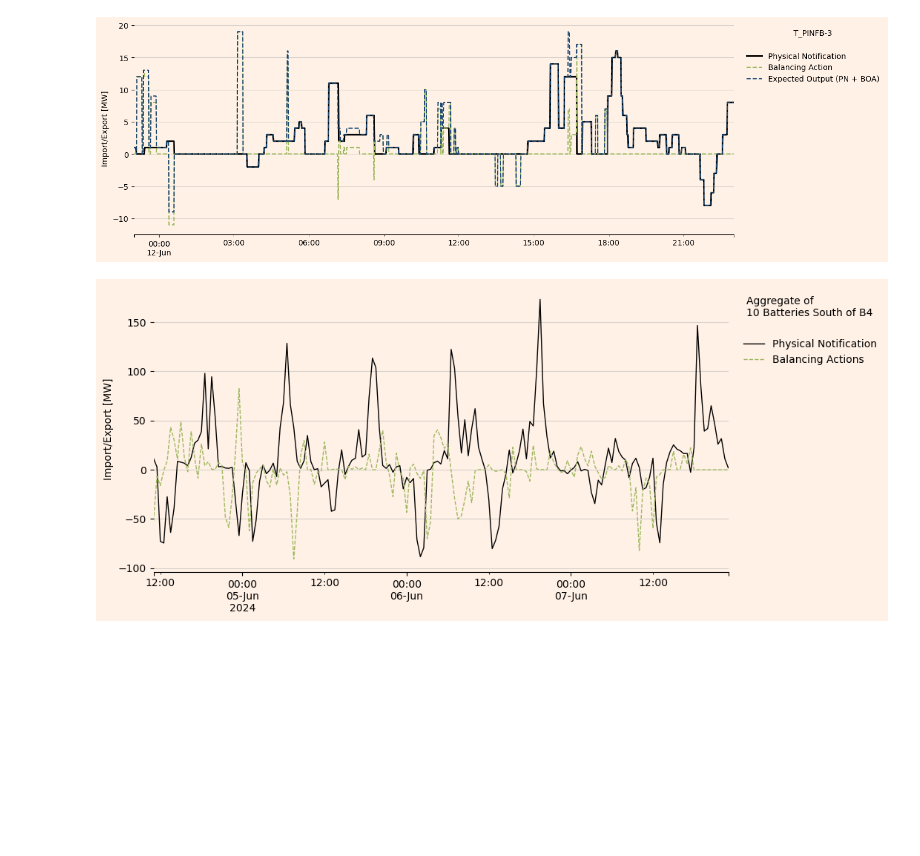
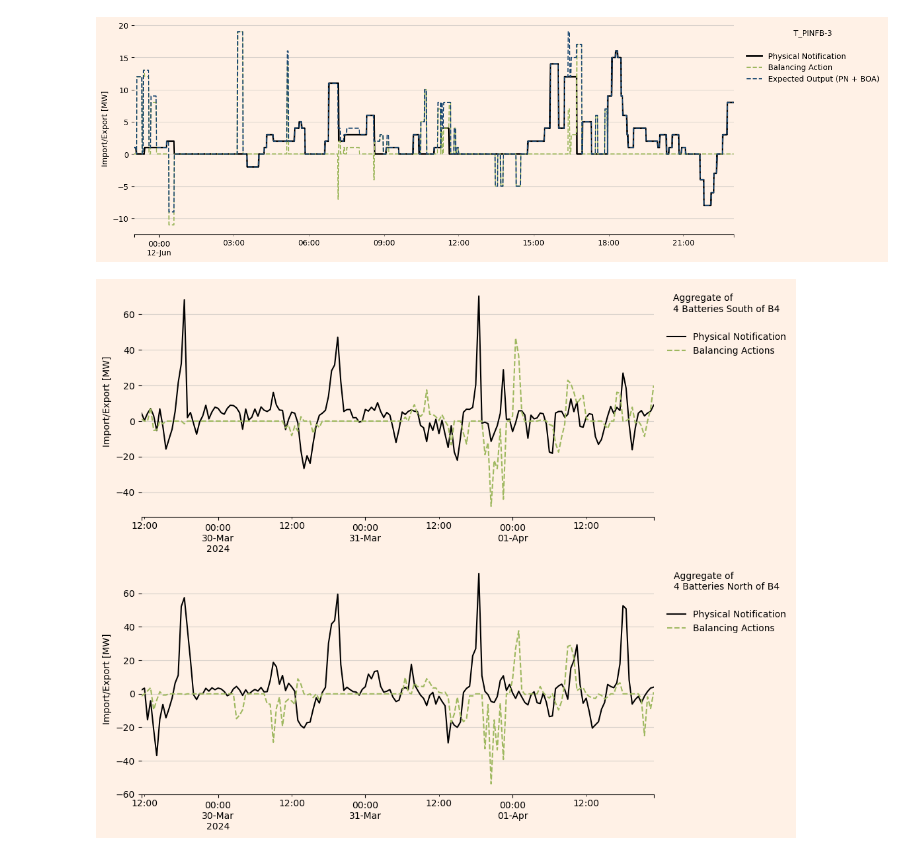
Before and after one commit to LukasFrankenQ/ELXtools, a Jupyter notebook: notebooks/get_bmudata.ipynb, the cells around one changed output. Drawn from its saved outputs; the diff is of its cells as text; code cells hidden in the pictures; blank space fills up the shorter version.

```diff
--- a/notebooks/get_bmudata.ipynb
+++ b/notebooks/get_bmudata.ipynb
@@ -210,9 +211,10 @@ plt.show()
 [figure]
 # %%
 northern = [
+    'E_CUPAB-1',
     'T_PINFB-2',
     '2__PLOND001',
-
+    'E_JAMBB-2',
 ]
 
 southern = [
@@ -220,12 +222,12 @@ southern = [
     'T_PINFB-2',
     'T_PINFB-3',
     '2__GLOND001',
-    '2__GLOND002',
-    'T_BUSTB-1',
-    '2__LANGE002',
-    'T_COWB-1',
-    '2__GSTAT005',
-    'T_KEMB-1'
+    # '2__GLOND002',
+    # 'T_BUSTB-1',
+    # '2__LANGE002',
+    # 'T_COWB-1',
+    # '2__GSTAT005',
+    # 'T_KEMB-1'
 ]
 # %%
 from tqdm import tqdm
@@ -257,41 +269,41 @@ for bm_unit in tqdm(southern):
 # %%
-fig, ax = plt.subplots(figsize=(10, 5))
+fig, axs = plt.subplots(2, 1, figsize=(10, 10))
 
 freq = '30min'
-# total_pn.sum(axis=1).resample('h').mean().plot(ax=ax, color='k', label='Physical Notification', linewidth=2)
-# total_bm.sum(axis=1).resample('h').mean().plot(ax=ax, color='#9eb85f', linestyle='--', linewidth=1.5, label='Balancing Actions')
-total_pn.sum(axis=1).iloc[len(total_pn)//2:].resample(freq).mean().plot(ax=ax, color='k', label='Physical Notification', linewidth=1)
-total_bm.sum(axis=1).iloc[len(total_pn)//2:].resample(freq).mean().plot(ax=ax, color='#9eb85f', linestyle='--', linewidth=1, label='Balancing Actions')
-# total_bm.sum(axis=1).plot(ax=ax, color='#9eb85f', linestyle='--', linewidth=1, label='Balancing Actions')
 
-background_color = '#fff1e6'
+for ax, total_pn, total_bm, mode in zip(axs, [south_pn, north_pn], [south_bm, north_bm], ['south', 'north']):
 
-ax.set_facecolor(background_color)
-fig.set_facecolor(background_color)
-ax.grid(True, linestyle='-', alpha=0.5, axis='y')
-ax.set_axisbelow(True)
+    total_pn.sum(axis=1).iloc[len(total_pn)//2:].resample(freq).mean().plot(ax=ax, color='k', label='Physical Notification', linewidth=1.5)
+    total_bm.sum(axis=1).iloc[len(total_pn)//2:].resample(freq).mean().plot(ax=ax, color='#9eb85f', linestyle='--', linewidth=1.5, label='Balancing Actions')
 
-handles, labels = ax.get_legend_handles_labels()
-handles = [plt.Line2D([0], [0], color=background_color, linewidth=1)] + handles
-labels = [''] + labels
+    background_color = '#fff1e6'
 
-ax.legend(
-    title=f'Aggregate of \n{len(southern)} Batteries South of B4',
-    handles=handles,
-    labels=labels,
-    bbox_to_anchor=(1.01, 1),
-    loc='upper left',
-    frameon=False,
-    )
+    ax.set_facecolor(background_color)
+    fig.set_facecolor(background_color)
+    ax.grid(True, linestyle='-', alpha=0.5, axis='y')
+    ax.set_axisbelow(True)
 
-ax.spines['top'].set_visible(False)
-ax.spines['right'].set_visible(False)
-ax.spines['left'].set_visible(False)
+    handles, labels = ax.get_legend_handles_labels()
+    handles = [plt.Line2D([0], [0], color=background_color, linewidth=1)] + handles
+    labels = [''] + labels
 
-ax.set_ylabel('Import/Export [MW]')
+    ax.legend(
+        title=f'Aggregate of \n{len(southern)} Batteries {mode.capitalize()} of B4',
+        handles=handles,
+        labels=labels,
+        bbox_to_anchor=(1.01, 1),
+        loc='upper left',
+        frameon=False,
+        )
+
+    ax.spines['top'].set_visible(False)
+    ax.spines['right'].set_visible(False)
+    ax.spines['left'].set_visible(False)
+
+    ax.set_ylabel('Import/Export [MW]')
 
 plt.show()
 # %% [output]
-[figure, old version]
+[figure, new version]
 # %%
 import seaborn as sns
```
Also changed, not shown: parts of 3 cells of this notebook.
